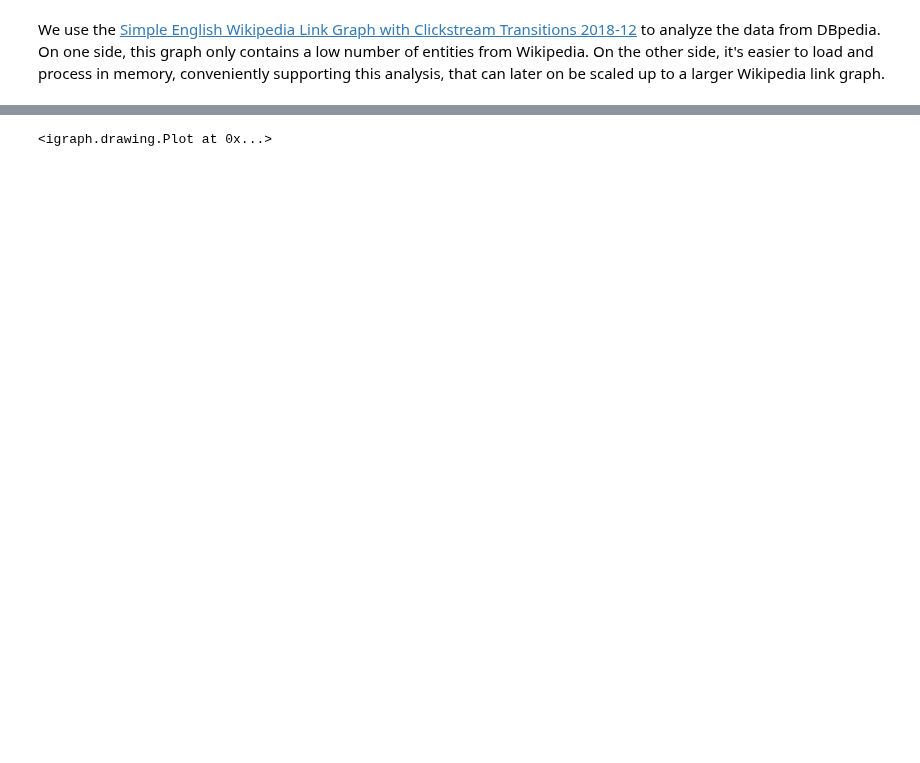
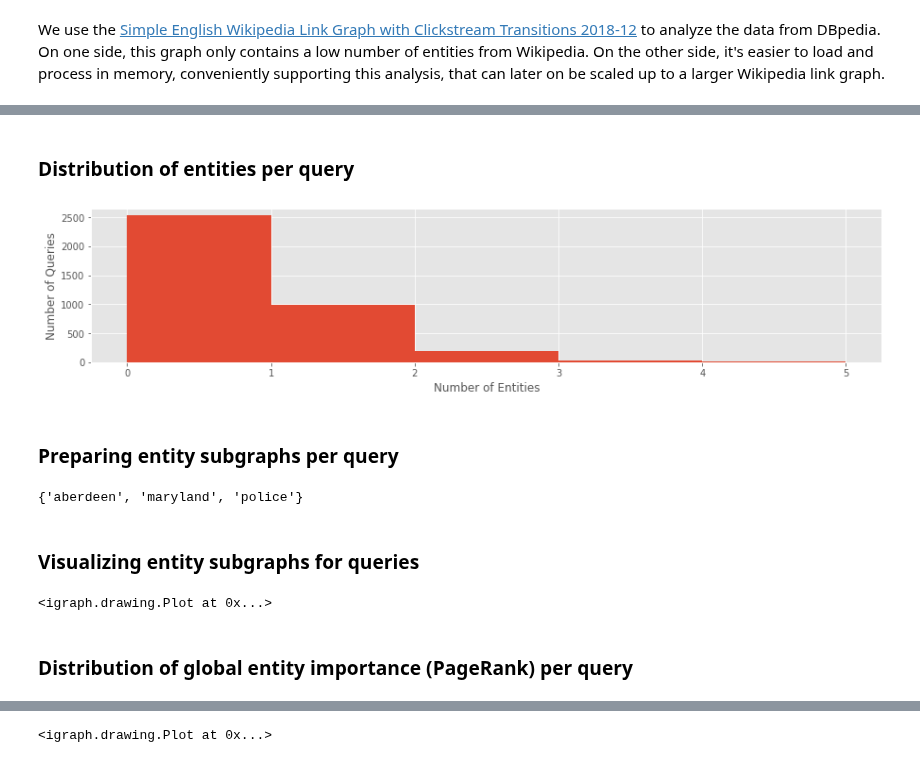
Before and after one commit to feup-infolab/army-ant, a Jupyter notebook: notebooks/query_log_analysis/query_log_analysis.ipynb, the cells around one changed output, grey strips where cells are left out. Cells and saved outputs as stored; diff of their text form; code cells hidden in the pictures; blank space fills up the shorter version.

```diff
--- a/notebooks/query_log_analysis/query_log_analysis.ipynb
+++ b/notebooks/query_log_analysis/query_log_analysis.ipynb
@@ -1336,0 +1315,2 @@ plot_subgraph(sg, large=True)
+# %% [markdown]
+### Distribution of entities per query
@@ -1336,0 +1325,26 @@ plot_subgraph(sg, large=True)
+# %%
+entities_per_query = qlog[['query', 'entities']] \
+    .groupby('query') \
+    .apply(lambda df: len(set(flatten(df['entities'])))) \
+    .sort_values(ascending=False)
+
+bin_width = 1
+
+entities_per_query \
+    .plot(kind='hist', bins=range(0, entities_per_query.max() + bin_width, bin_width))
+plt.xlabel("Number of Entities")
+plt.ylabel("Number of Queries")
+plt.show()
+# %% [output]
+[figure, added]
+# %% [markdown]
+### Preparing entity subgraphs per query
+# %%
+def entities_from_query(query):
+    return set(flatten(
+        qlog[qlog['query'] == query] \
+            ['entities'].values.tolist()))
+
+entities_from_query('aberdeen police department in maryland')
+# %% [output]
+{'aberdeen', 'maryland', 'police'}
@@ -1336,0 +1363,8 @@ plot_subgraph(sg, large=True)
+# %% [markdown]
+### Visualizing entity subgraphs for queries
+# %%
+plot_subgraph(eg['aberdeen police department in maryland'])
+# %% [output]
+<igraph.drawing.Plot at 0x...>
+# %% [markdown]
+### Distribution of global entity importance (PageRank) per query
```
Also changed, not shown: parts of 87 cells of this notebook.
